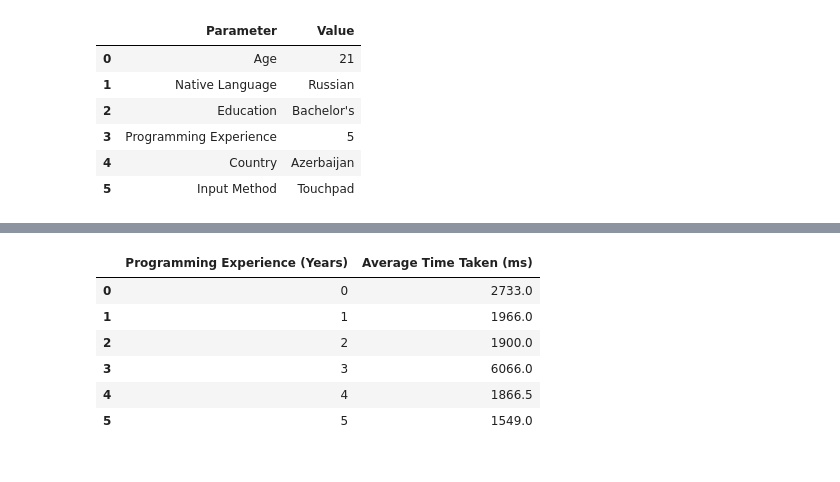
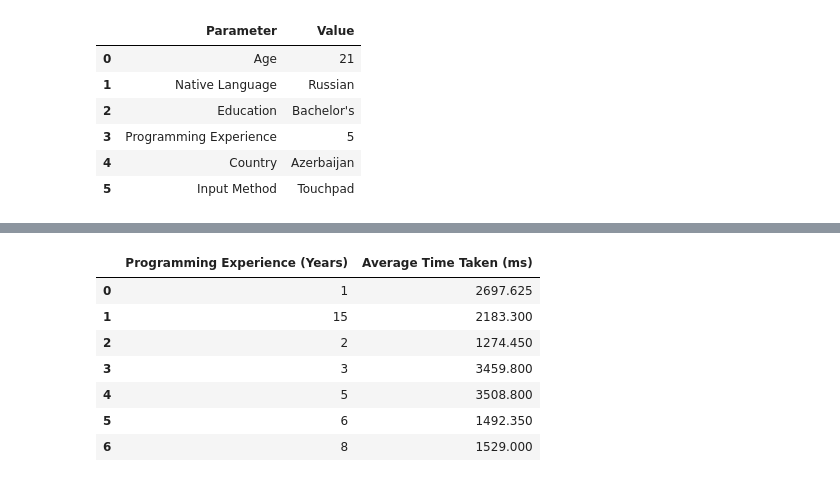
Before and after one commit to poladbachs/Exevalon, a Jupyter notebook: experimentation_2_BB/data.ipynb, the cells around one changed output, grey strips where cells are left out. Saved outputs shown, nothing was run; the diff lists cells and outputs as text; code cells hidden in the pictures.

```diff
--- a/experimentation_2_BB/data.ipynb
+++ b/experimentation_2_BB/data.ipynb
@@ -142,0 +107,4 @@ KeyError: 'Task Index'
+# %%
+participants_count = len(all_data) // 6
+all_data['Participant'] = all_data.index // 6
+all_data
@@ -142,0 +129,10 @@ KeyError: 'Task Index'
+# %%
+all_data = pd.DataFrame(all_data)
+
+# Pivoting table2 to reshape it
+pivot_table2 = all_data.pivot(index='Participant', columns='Parameter', values='Value').reset_index()
+
+# Merging the tables on 'Partecipant'
+merged_table = pd.merge(all_results, pivot_table2, on='Participant', how='inner')
+
+merged_table
@@ -224,5 +261,11 @@ Kebab Case Data Summary:
 # %%
-sns.scatterplot(x='Age', y='Programming Experience', data=all_results_reshaped)
+merged_table['Age'] = pd.to_numeric(merged_table['Age'])
+merged_table['Programming Experience'] = pd.to_numeric(merged_table['Programming Experience'])
+
+
+merged_table = merged_table.sort_values(by='Age')
+
+sns.scatterplot(x='Age', y='Programming Experience', data=merged_table)
 plt.title('Age vs. Programming Experience')
 plt.xlabel('Age')
 plt.ylabel('Years of Programming Experience')
@@ -231,0 +275,12 @@ plt.show()
+# %%
+merged_table['Time Taken (ms)'] = pd.to_numeric(merged_table['Time Taken (ms)'])
+merged_table['Programming Experience'] = pd.to_numeric(merged_table['Programming Experience'])
+
+
+merged_table = merged_table.sort_values(by='Time Taken (ms)')
+
+sns.scatterplot(x='Time Taken (ms)', y='Programming Experience', data=merged_table)
+plt.title('Time Taken (ms) vs. Programming Experience')
+plt.xlabel('Time Taken (ms)')
+plt.ylabel('Years of Programming Experience')
+plt.show()
@@ -232,14 +289,15 @@ plt.show()
 # %%
-time_by_experience = merged.groupby('Programming Experience')['Time Taken (ms)'].mean().reset_index()
+time_by_experience = merged_table.groupby('Programming Experience')['Time Taken (ms)'].mean().reset_index()
 
 time_by_experience.columns = ['Programming Experience (Years)', 'Average Time Taken (ms)']
 
 time_by_experience
 # %% [output]
 |  | Programming Experience (Years) | Average Time Taken (ms) |
-| 0 | 0 | 2733.0 |
-| 1 | 1 | 1966.0 |
-| 2 | 2 | 1900.0 |
-| 3 | 3 | 6066.0 |
-| 4 | 4 | 1866.5 |
-| 5 | 5 | 1549.0 |
+| 0 | 1 | 2697.625 |
+| 1 | 15 | 2183.300 |
+| 2 | 2 | 1274.450 |
+| 3 | 3 | 3459.800 |
+| 4 | 5 | 3508.800 |
+| 5 | 6 | 1492.350 |
+| 6 | 8 | 1529.000 |
```
Also changed, not shown: parts of 16 cells of this notebook.
